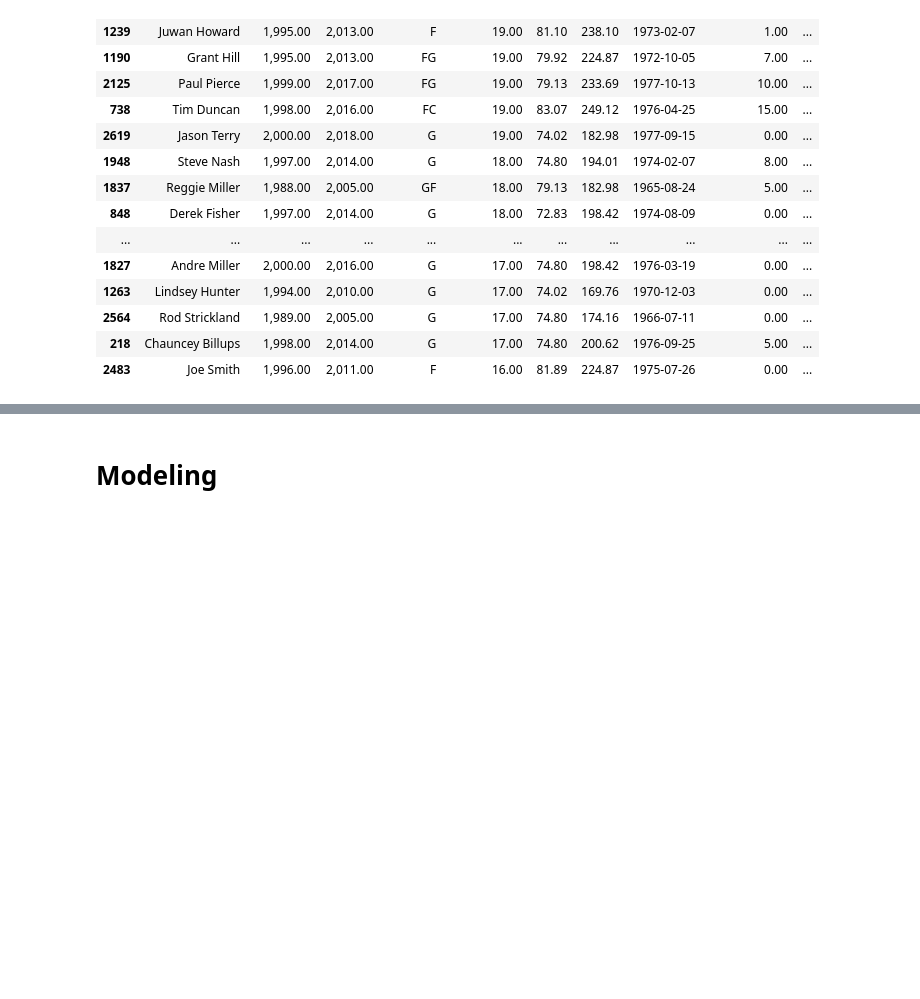
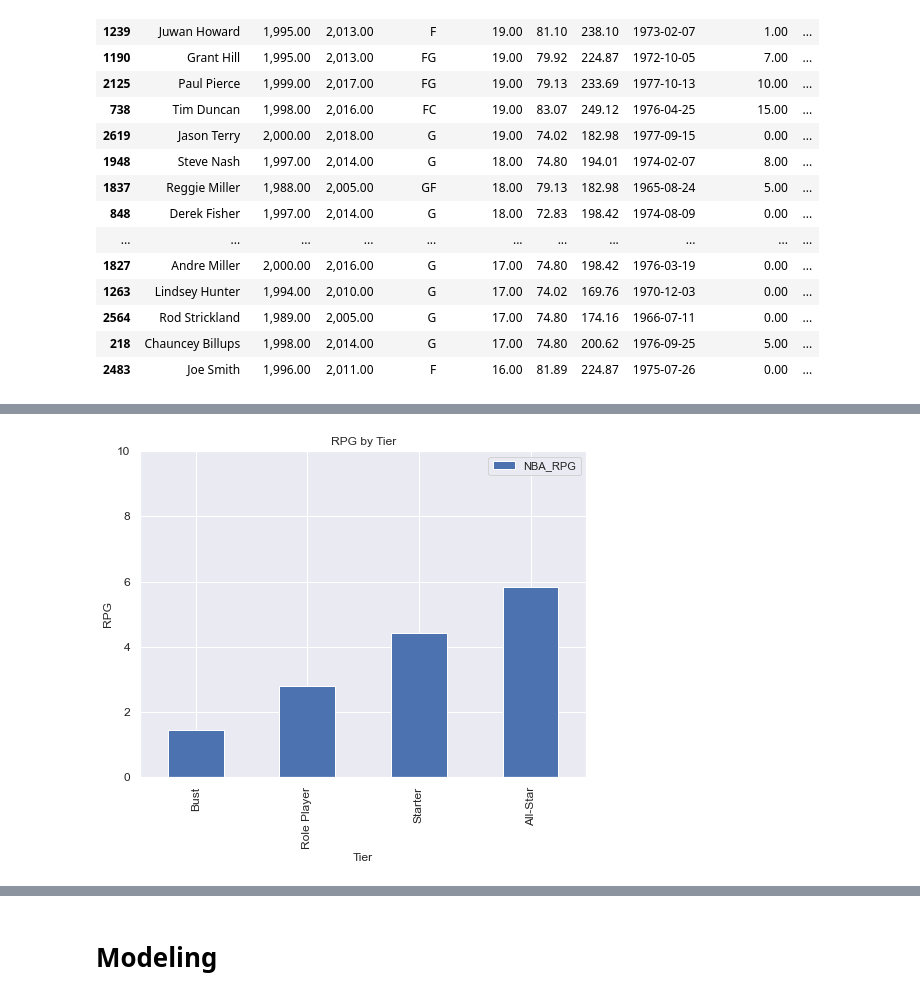
Before and after one commit to KenHoffman95/Mod-5-Capstone-Project, a Jupyter notebook: Data Cleaning, EDA and Modeling.ipynb, the cells around one changed output, grey strips where cells are left out. Cells and saved outputs as stored; diff of their text form; code cells hidden in the pictures; blank space fills up the shorter version.

```diff
--- a/Data Cleaning, EDA and Modeling.ipynb
+++ b/Data Cleaning, EDA and Modeling.ipynb
@@ -677,0 +685,9 @@ Name: Tier, dtype: float64
+# %%
+#visualizaiton of rpg by tier category
+ax = category_df[['NBA_RPG']].reindex(["Bust", "Role Player", "Starter", "All-Star"]).plot(kind='bar', title ="RPG by Tier", figsize=(8, 6), fontsize=12)
+ax.set_xlabel("Tier", fontsize=12)
+ax.set_ylabel("RPG", fontsize=12)
+ax.set_ylim([0, 10])
+plt.show()
+# %% [output]
+[figure, added]
```
Also changed, not shown: parts of 42 cells of this notebook.
